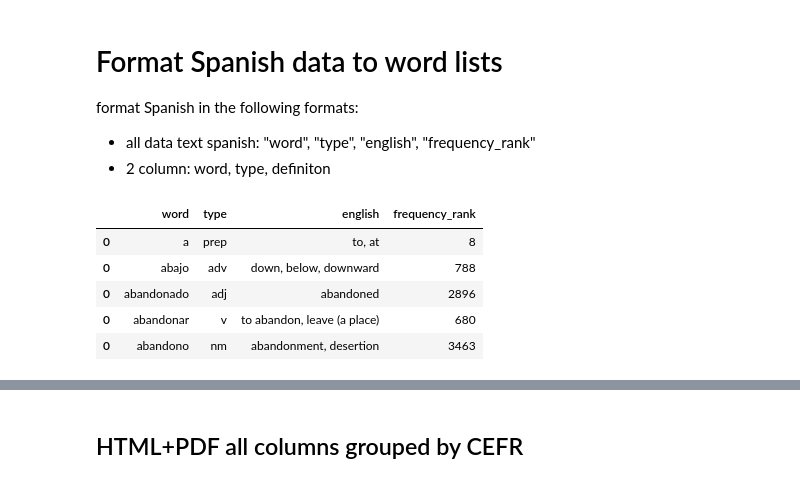
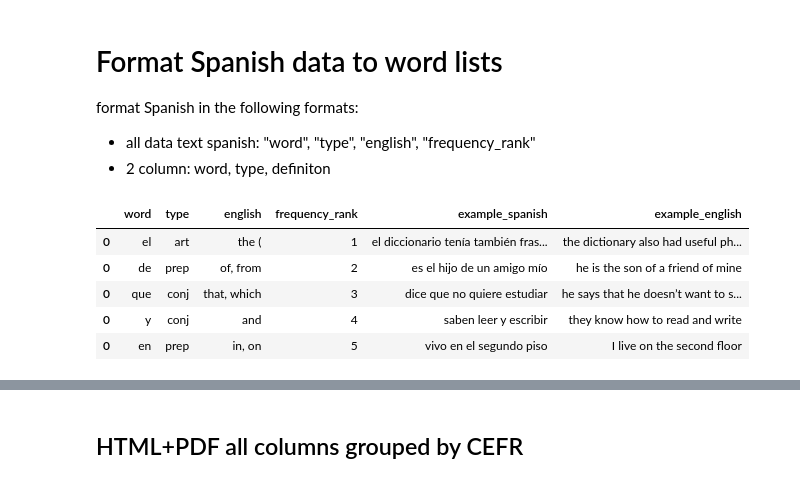
Before and after one commit to sogladev/words, a Jupyter notebook: spanish/format.ipynb, the cells around one changed output, grey strips where cells are left out. Saved outputs shown, nothing was run; the diff lists cells and outputs as text; code cells hidden in the pictures.

Commit message:
Formats for 5000 df2 English column needs fixing: whitespace

```diff
--- a/spanish/format.ipynb
+++ b/spanish/format.ipynb
@@ -9,16 +9,16 @@ import pandas as pd
 import os
 import re
 # %%
-DATASET = 'spanish'
-df = pd.read_pickle(f"./data/spanish.pkl")
+DATASET = 'spanish_5000'
+df = pd.read_pickle(f"./data/spanish2.pkl")
 df.head()
 # %% [output]
-|  | word | type | english | frequency_rank |
-| 0 | a | prep | to, at | 8 |
-| 0 | abajo | adv | down, below, downward | 788 |
-| 0 | abandonado | adj | abandoned | 2896 |
-| 0 | abandonar | v | to abandon, leave (a place) | 680 |
-| 0 | abandono | nm | abandonment, desertion | 3463 |
+|  | word | type | english | frequency_rank | example_spanish | example_english |
+| 0 | el | art | the ( | 1 | el diccionario tenía también fras... | the dictionary also had useful ph... |
+| 0 | de | prep | of, from | 2 | es el hijo de un amigo mío | he is the son of a friend of mine |
+| 0 | que | conj | that, which | 3 | dice que no quiere estudiar | he says that he doesn’t want to s... |
+| 0 | y | conj | and | 4 | saben leer y escribir | they know how to read and write |
+| 0 | en | prep | in, on | 5 | vivo en el segundo piso | I live on the second floor |
 # %%
 df2 = pd.read_pickle(f"./data/spanish2.pkl")
 df2.head()
```
Also changed, not shown: parts of 20 cells of this notebook, 6 other files.
